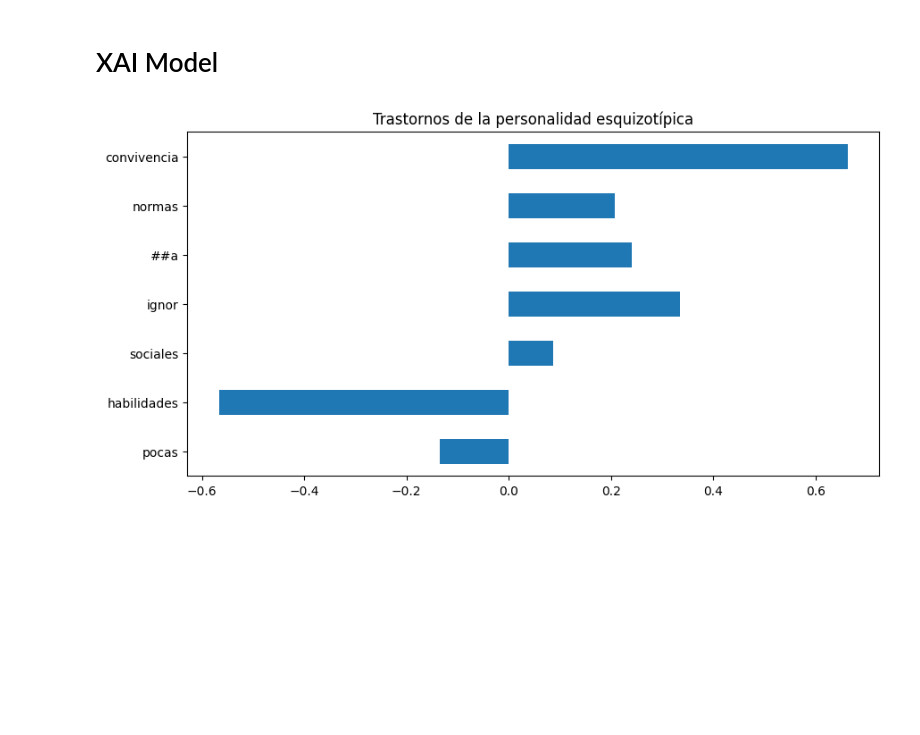
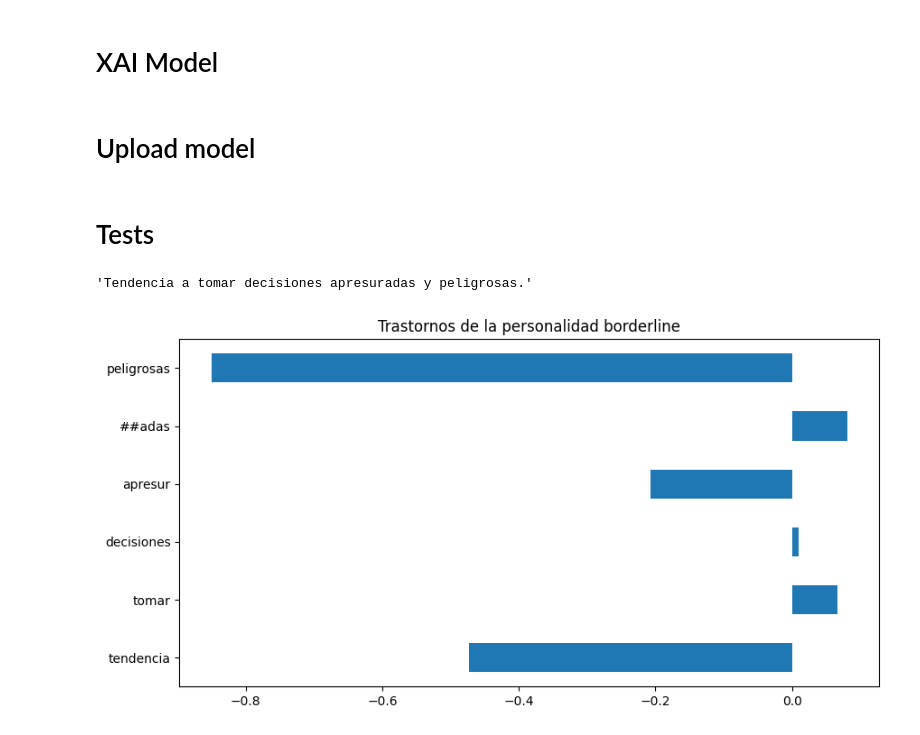
Before and after one commit to edmenciab733/hackaton2023, a Jupyter notebook: diagnostico_trastornos_edgar.ipynb, the cells around one changed output. Saved outputs shown, nothing was run; the diff lists cells and outputs as text; code cells hidden in the pictures; blank space fills up the shorter version.

```diff
--- a/diagnostico_trastornos_edgar.ipynb
+++ b/diagnostico_trastornos_edgar.ipynb
@@ -359,6 +359,8 @@ from transformers import pipeline
 # %%
 classifier = pipeline("text-classification", model=model_id_custom )
 # %%
-text = ["Gasta más dinero de lo que tiene, a menudo, su falta de control hace que esté en deudas", "Le gusta estar solo y le molesta la gente a su alrededor, solo piensa en él",
-       "Tiene pocas habilidades sociales, ignora normas de convivencia", "Siempre que está en falta, culpa a los demás de sus problemas" ]
+text = ["Gasta más dinero de lo que tiene, a menudo, su falta de control hace que esté en deudas",
+        "Le gusta estar solo y le molesta la gente a su alrededor, solo piensa en él",
+        "Tiene pocas habilidades sociales, ignora normas de convivencia",
+        "Siempre que está en falta, culpa a los demás de sus problemas" ]
 # %%
@@ -452,3 +460,5 @@ class ExplainableTransformerPipeline():
 # %%
 device = "cpu"
 exp_model = ExplainableTransformerPipeline(model_id_custom, classifier, device)
+# %% [markdown]
+# Upload model
@@ -455,5 +484,12 @@ exp_model = ExplainableTransformerPipeline(model_id_custom, classifier, device)
+# %% [markdown]
+# Tests
+# %%
+texto = data.iloc[4]['Síntoma']
+texto
+# %% [output]
+'Tendencia a tomar decisiones apresuradas y peligrosas.'
 # %%
-sample = clean_text(text[2])
+sample = clean_text(texto)
 exp_model.explain(sample)
 # %% [output]
-[figure, old version]
+[figure, new version]
```
Also changed, not shown: parts of 18 cells of this notebook.
